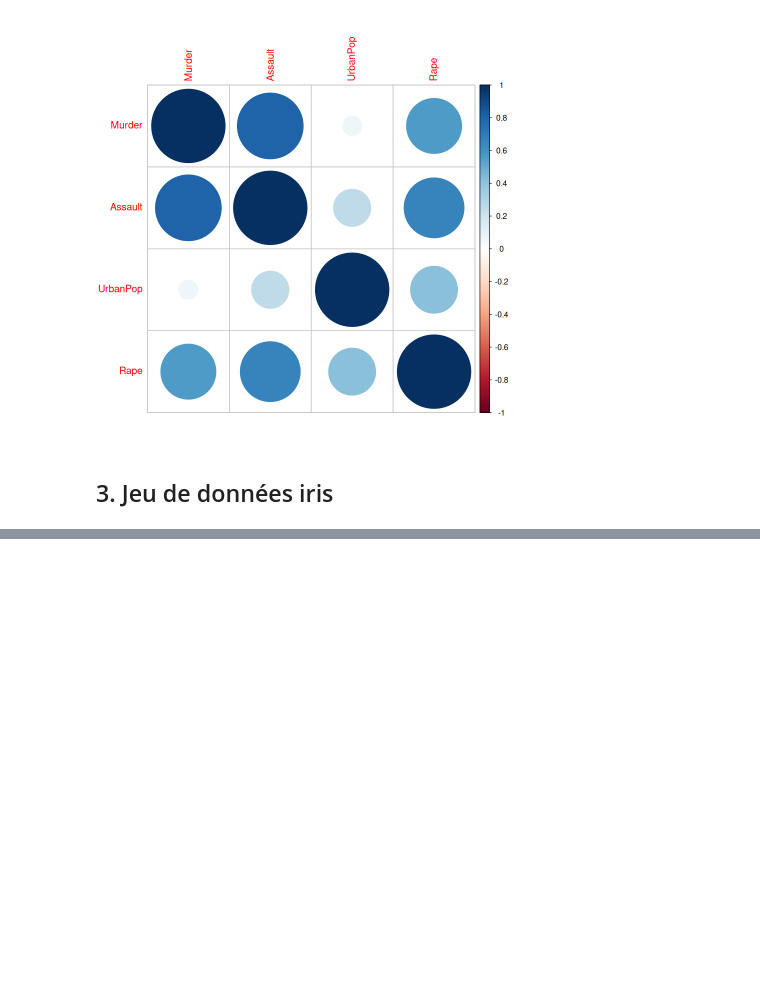
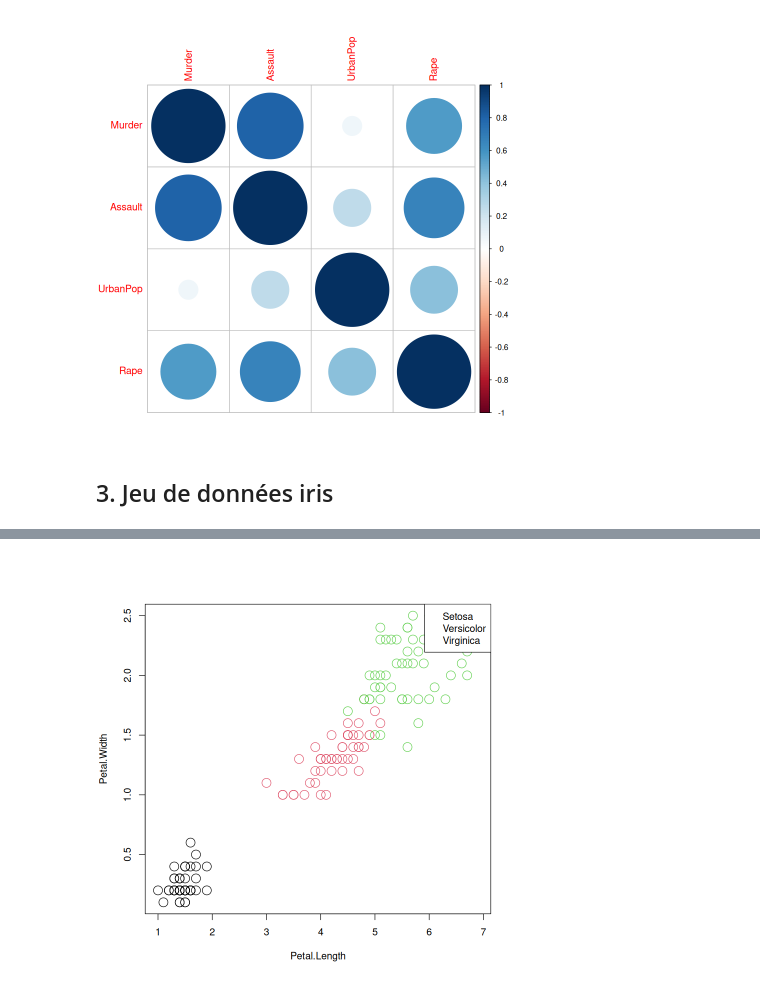
Before and after one commit to alextonon/statistics, a Jupyter notebook: seance_08_09_25/TP1_init_R.ipynb, the cells around one changed output, grey strips where cells are left out. Cells and saved outputs as stored; diff of their text form; code cells hidden in the pictures; blank space fills up the shorter version.

```diff
--- a/seance_08_09_25/TP1_init_R.ipynb
+++ b/seance_08_09_25/TP1_init_R.ipynb
@@ -628,0 +644,9 @@ ERROR: Error in parse(text = input): <text>:19:33: symbole inattendu
+# %%
+par(bg = "white")
+plot(iris3[,3,1], iris3[,4,1], cex = 2, col = 1,
+     xlab = "Petal.Length", ylab = "Petal.Width", xlim = range(iris3[,3,]), ylim = range(iris3[,4,]))
+points(iris3[,3,2], iris3[,4,2], cex = 2, col = 2)
+points(iris3[,3,3], iris3[,4,3], cex = 2, col = 3)
+legend("topright", legend = c("Setosa", "Versicolor", "Virginica"), col = 1:3,)
+# %% [output]
+[figure, added]
```
Also changed, not shown: parts of 2 cells of this notebook.
